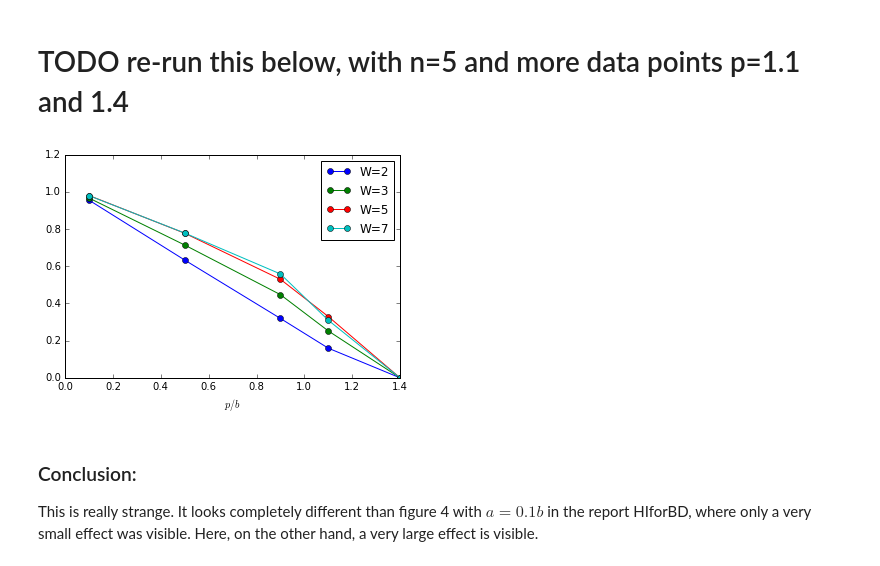
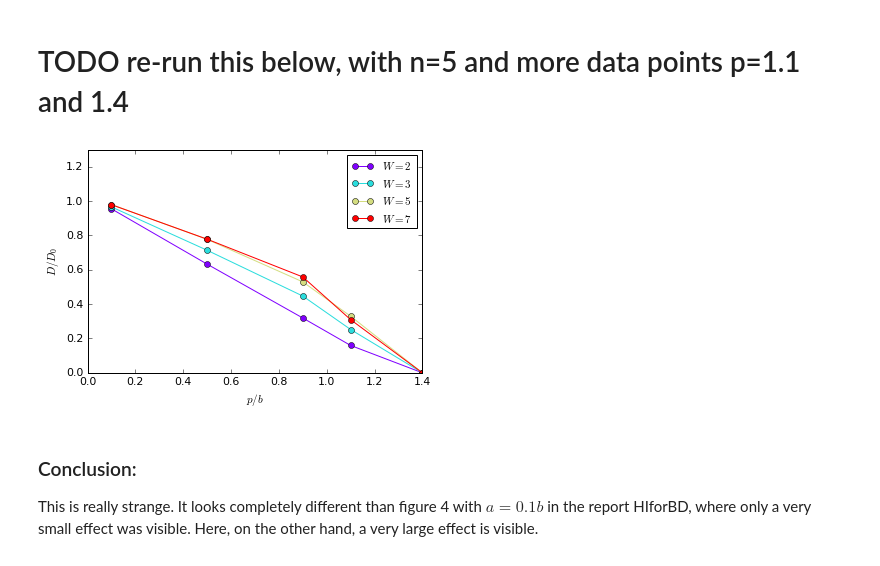
Before and after one commit to JohannHansing/iPythonNB, a Jupyter notebook: HIforBD/EwaldTest.ipynb, the cells around one changed output. Drawn from its saved outputs; the diff is of its cells as text; code cells hidden in the pictures.

Commit message:
More evaluation. Starting to create functions to print out plots as pdf for the report

```diff
--- a/HIforBD/EwaldTest.ipynb
+++ b/HIforBD/EwaldTest.ipynb
@@ -53,21 +54,43 @@ def getdatans(a,ns,trigger='',system=''):
             else: print("Error: File not found!\n"+str(file))
         datans.append((np.array(sorted(data))))
     return datans
+# %%
+def plotdataArr(dataArray,xlabel,lineArr,lineParam='',title='',linestyles='',setlog='',legendloc=0,tofile=False,filename=''):
+    # color stuff: http://stackoverflow.com/questions/4971269/how-to-pick-a-new-color-for-each-plotted-line-within-a-figure-in-matplotlib
+    pltPrintPar()
+    colors=cm.rainbow(np.linspace(0,1,len(dataArray)))
+    if linestyles=='': lslist = len(dataArray) * ['o-']
+    else: lslist = linestyles
+    #plt.figure(figsize=(7,5))
+    for i, line in enumerate(dataArray):
+        ti = lineParam + str(lineArr[i])
+        xs = line[:,0]
+        dd0s = line[:,1]/6.
+        plt.plot(xs,dd0s,lslist[i],label=ti,c=colors[i])
+    plt.xlabel(r'$'+xlabel+'$')
+    plt.ylabel(r'$D/D_0$')
+    plt.ylim([0,1.3])
+    plt.title(title)
+    #plt.legend(loc=legendloc, bbox_to_anchor=(0.5, 1.2), ncol=3)
+    plt.legend(loc=legendloc,fontsize = 'medium')
+    if setlog=='y' or setlog=="double":
+        plt.yscale('log')
+    if setlog=='x' or setlog=="double":
+        plt.xscale('log')
+    if tofile==True:
+        pp = PdfPages(filename+'.pdf')
+        pp.savefig()
+        pp.close()
+    else:
+        plt.show()
 # %%
 ns=[2,3,5,7]
 a=0.5
+lines=['$W='+str(n)+'$' for n in ns]
 datans = getdatans(a,ns,system='test/EwaldTest1',trigger='noLub/steric')
-for i,n in enumerate(ns):
-    data=datans[i]
-    dd0s=data[:,1]/6.
-    prels=data[:,0]
-    plt.plot(prels,dd0s,'o-',label='W='+str(n))
-plt.legend()
-plt.xlabel("$p/b$")
-plt.ylim([0,1.2])
-plt.show()
+plotdataArr(datans,"p/b",lines,tofile=True,filename='D_over_p_vary_W_ET1_nL_a0.5')
 # %% [output]
-[figure, old version]
+[figure, new version]
 # %% [markdown]
 ### Conclusion:
 This is really strange. It looks completely different than figure 4 with $a=0.1b$ in the report HIforBD, where only a very small effect was visible. Here, on the other hand, a very large effect is visible.
```
Also changed, not shown: parts of 3 cells of this notebook, 3 other files.
